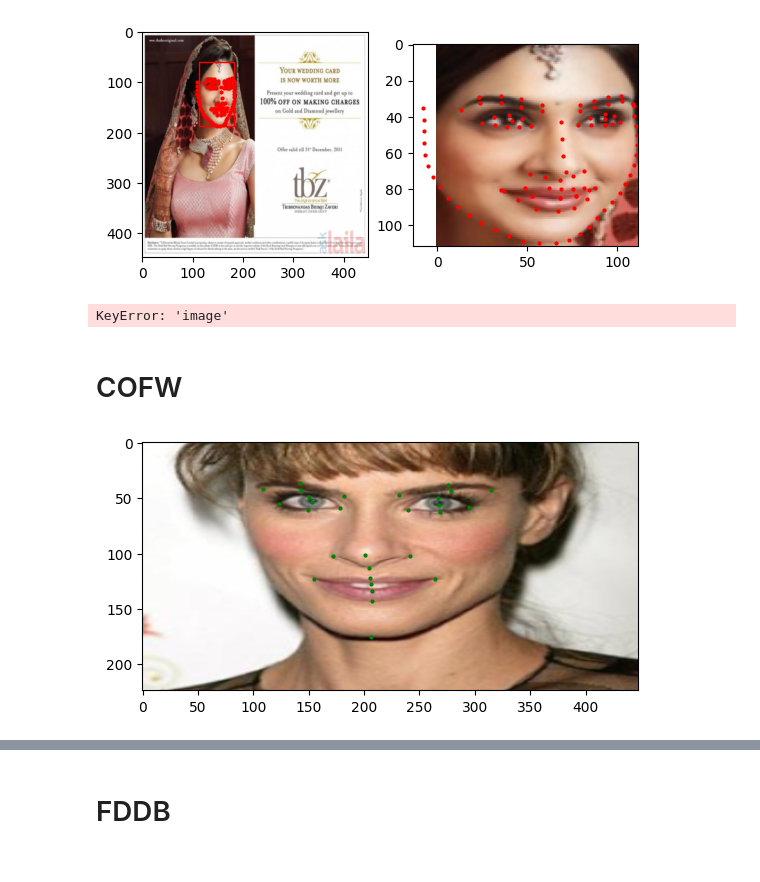
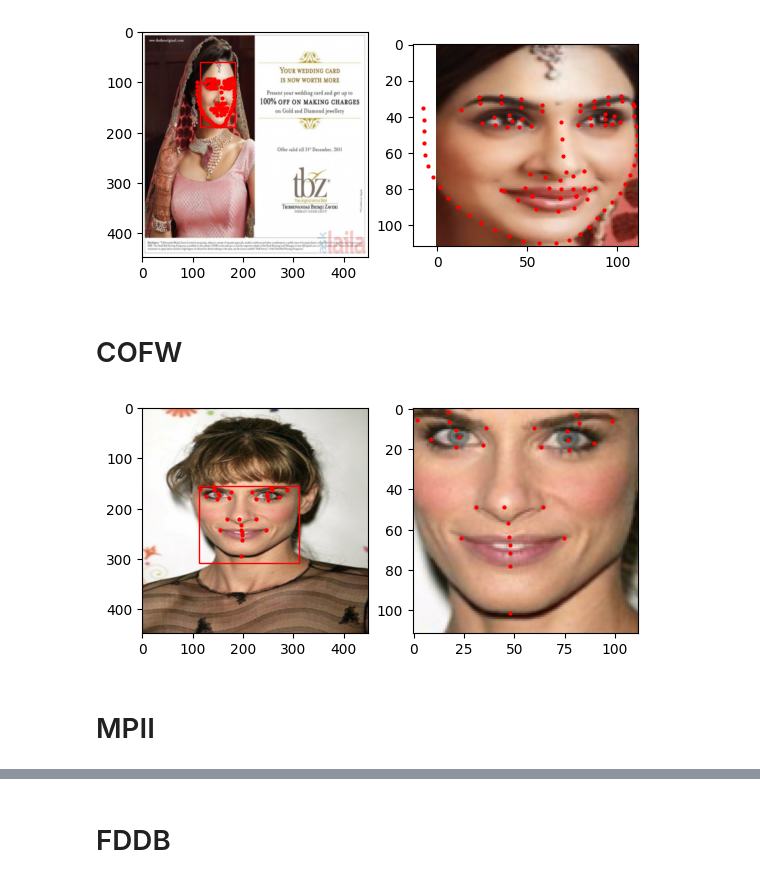
Before and after one commit to freya-aino/motion-capture, a Jupyter notebook: dataloader_test.ipynb, the cells around one changed output, grey strips where cells are left out. Saved outputs shown, nothing was run; the diff lists cells and outputs as text; code cells hidden in the pictures.

Commit message:
added MPII data loader

```diff
--- a/dataloader_test.ipynb
+++ b/dataloader_test.ipynb
@@ -113,38 +113,50 @@ for dp in wflw_dataset[test_i]["localKeypoints"]:
 plt.show()
 # %% [output]
 [figure]
-# %%
-
-ax.imshow(test_image)
-
-
-print(wflw_dataset[test_i]["keypoints"].mean(0))
-
-plt.show()
-# %% [output]
-KeyError: 'image'
 # %% [markdown]
 # COFW
 # %%
-from data.datasets import COFWColorDataset
+from motion_capture.data.datasets import COFWColorDataset
 
-cofw_color_dataset = COFWColorDataset((448, 224))
+cofw_color_dataset = COFWColorDataset(
+    output_full_image_shape=(448, 448),
+    output_face_image_shape=(112, 112),
+    data_path="//192.168.2.206/data/datasets/COFW/")
 # %%
 test_i = 1
 
-test_image = cofw_color_dataset[test_i]["image"].permute(1, 2, 0).round().byte().numpy()
+test_full_image = cofw_color_dataset[test_i]["fullImage"].permute(1, 2, 0).round().byte().numpy()
+test_face_image = cofw_color_dataset[test_i]["faceImage"].permute(1, 2, 0).round().byte().numpy()
 
-_, ax = plt.subplots()
+_, ax = plt.subplots(1, 2)
 
-ax.imshow(test_image)
+# plot full image, bounding box and keypoints
+ax[0].imshow(test_full_image)
 
-kpts = cofw_color_dataset[test_i]["keypoints"]
+x, y, w, h = cofw_color_dataset[test_i]["faceBbox"]
+ax[0].add_patch(
+    patches.Rectangle(
+        (x-w, y-h),
+        w*2, h*2,
+        linewidth=1,
+        edgecolor="red",
+        facecolor="none"))
+
+for dp in cofw_color_dataset[test_i]["globalKeypoints"]:
+    ax[0].plot(dp[0], dp[1], "ro", markersize=2)
+
+# plot face image and keypoints
+ax[1].imshow(test_face_image)
+
+kpts = cofw_color_dataset[test_i]["localKeypoints"]
 for i in range(kpts.shape[0]):
-    if cofw_color_dataset[test_i]["occlusion"][i] == 1:
-        ax.plot(kpts[i][0], kpts[i][1], "ro", markersize=2)
+    if cofw_color_dataset[test_i]["keypointOcclusion"][i] == 1:
+        ax[1].plot(kpts[i][0], kpts[i][1], "bo", markersize=2)
     else:
-        ax.plot(kpts[i][0], kpts[i][1], "go", markersize=2)
+        ax[1].plot(kpts[i][0], kpts[i][1], "ro", markersize=2)
 
 plt.show()
 # %% [output]
-[figure, old version]
+[figure, new version]
+# %% [markdown]
+# MPII
```
Also changed, not shown: parts of 2 cells of this notebook, 1 other file.
